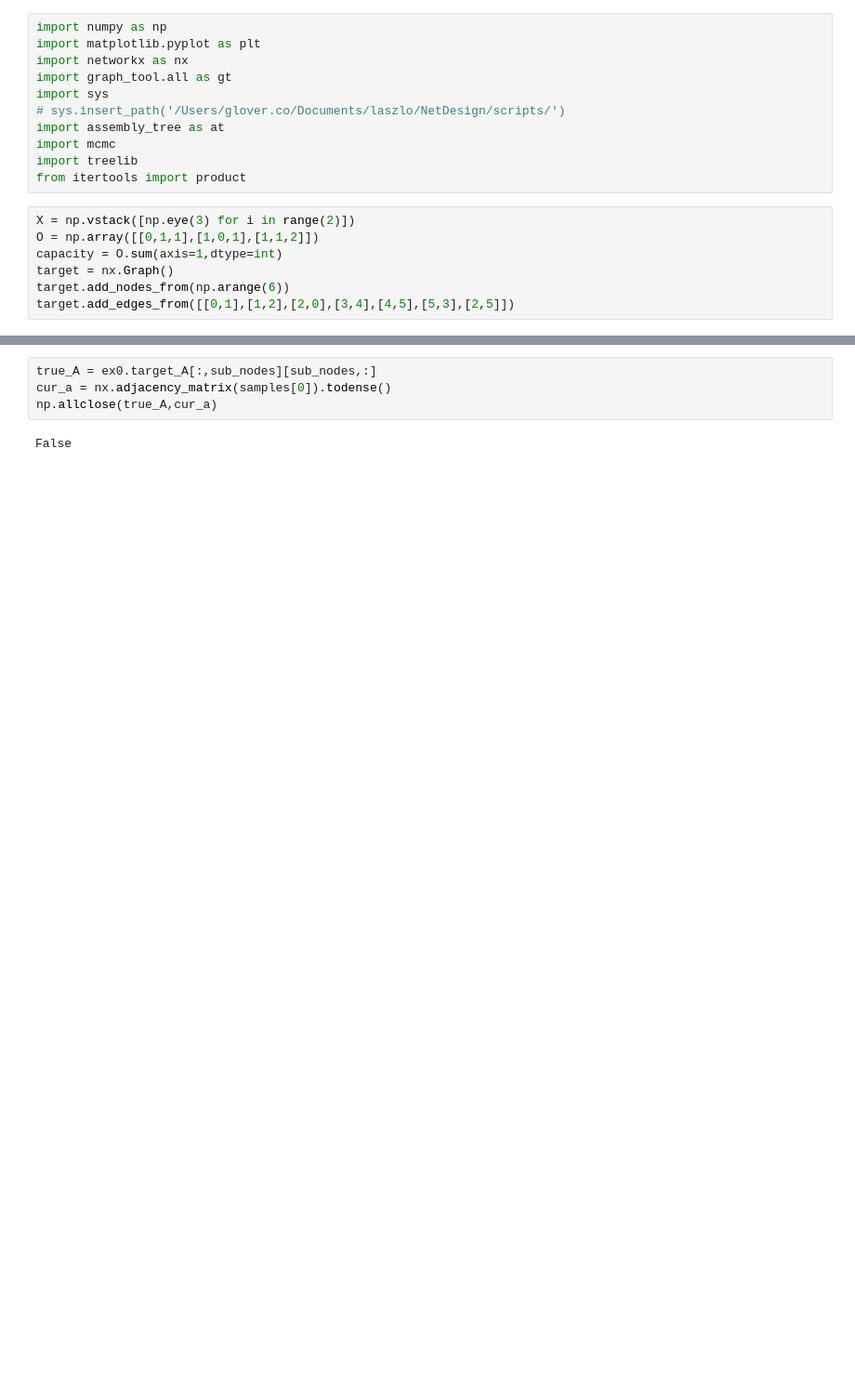
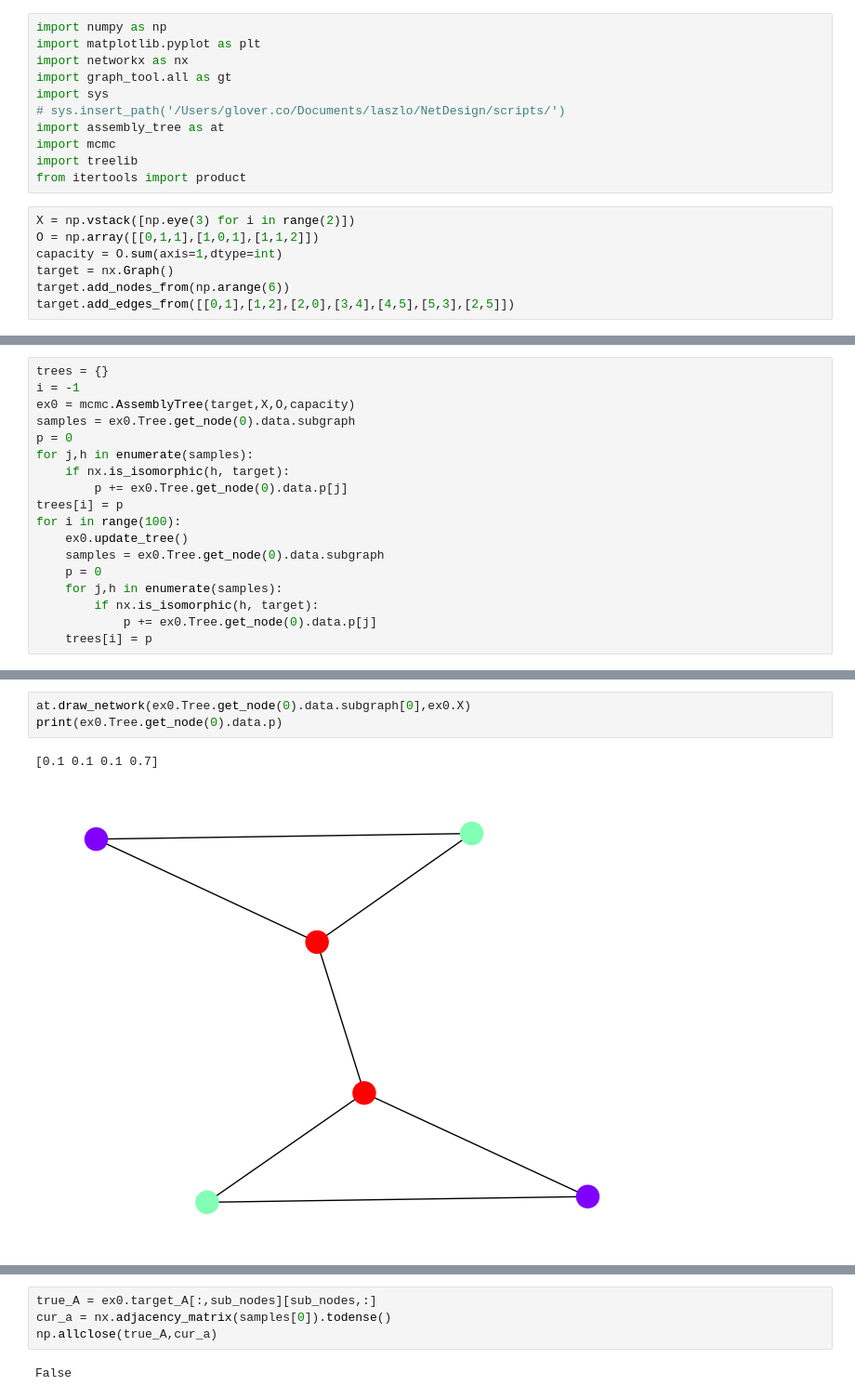
Before and after one commit to coryglover/NetDesign, a Jupyter notebook: notebooks/mcmc.ipynb, the cells around one changed output, grey strips where cells are left out. Shown at 93% size. Drawn from its saved outputs; the diff is of its cells as text; blank space fills up the shorter version.

```diff
--- a/notebooks/mcmc.ipynb
+++ b/notebooks/mcmc.ipynb
@@ -26,0 +19,18 @@ array([1.])
+# %%
+trees = {}
+i = -1
+ex0 = mcmc.AssemblyTree(target,X,O,capacity)
+samples = ex0.Tree.get_node(0).data.subgraph
+p = 0
+for j,h in enumerate(samples):
+    if nx.is_isomorphic(h, target):
+        p += ex0.Tree.get_node(0).data.p[j]
+trees[i] = p
+for i in range(100):
+    ex0.update_tree()
+    samples = ex0.Tree.get_node(0).data.subgraph
+    p = 0
+    for j,h in enumerate(samples):
+        if nx.is_isomorphic(h, target):
+            p += ex0.Tree.get_node(0).data.p[j]
+    trees[i] = p
@@ -27,3 +48,9 @@ array([1.])
+# %%
+at.draw_network(ex0.Tree.get_node(0).data.subgraph[0],ex0.X)
+print(ex0.Tree.get_node(0).data.p)
+# %% [output]
+[0.1 0.1 0.1 0.7]
+[figure, added]
 # %%
 ex0.update_tree(dist=[1,0,0,0])
 # %% [output]
```
Also changed, not shown: parts of 18 cells of this notebook, 1 other file.
